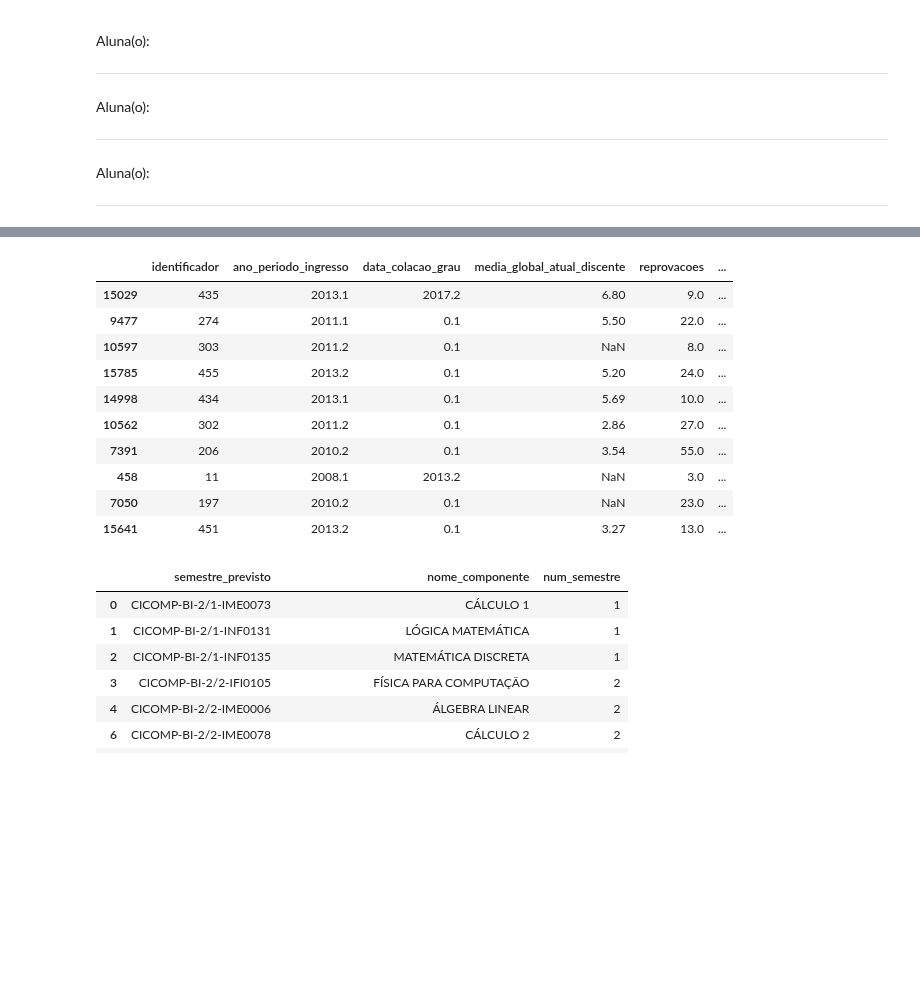
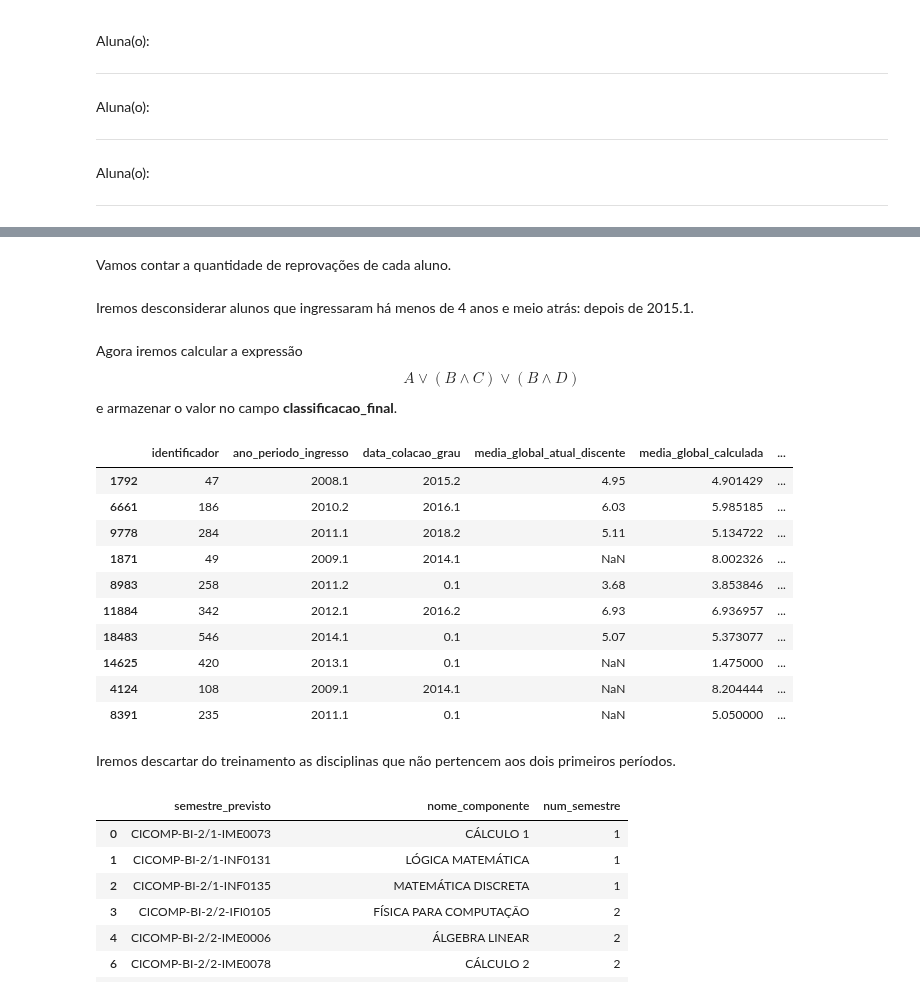
Before and after one commit to luanagbmartins/inteligencia-artificial, a Jupyter notebook: Decision Tree.ipynb, the cells around one changed output, grey strips where cells are left out. Saved outputs shown, nothing was run; the diff lists cells and outputs as text; code cells hidden in the pictures; blank space fills up the shorter version.

```diff
--- a/Decision Tree.ipynb
+++ b/Decision Tree.ipynb
@@ -61,0 +77,14 @@ df = pd.read_csv('baseDeDados.csv', sep=';')
+# %% [markdown]
+Vamos contar a quantidade de reprovações de cada aluno.
+# %%
+alunos['reprovacoes'] = 0
+
+cols = ['quantidade_reprovacoes_nc', \
+        'quantidade_reprovacoes_nl', \
+        'quantidade_reprovacoes_neobr', \
+        'quantidade_reprovacoes_neopt']
+
+for item in cols:
+     alunos['reprovacoes'] += df[item].fillna(0)
+# %% [markdown]
+Iremos desconsiderar alunos que ingressaram há menos de 4 anos e meio atrás: depois de 2015.1.
@@ -62,36 +93,12 @@ df = pd.read_csv('baseDeDados.csv', sep=';')
+# %% [markdown]
+Agora iremos calcular a expressão \begin{equation*} A \lor ( B \land C ) \lor ( B \land D ) \end{equation*} e armazenar o valor no campo **classificacao_final**.
 # %%
-# " Um aluno com bom desempenho é aquele que se forma em até 4 anos e meio"
-
-# Desconsiderar alunos que ingressaram há menos de 4 anos e meio atrás: depois de 2015.1
-
-alunos = df[['id', 'ano_periodo_ingresso', 'data_colacao_grau', 'media_global_atual_discente']].\
-rename(columns={'id': 'identificador'})
-
-alunos['reprovacoes'] = 0
-
-cols = ['quantidade_reprovacoes_nc', 'quantidade_reprovacoes_nl', 'quantidade_reprovacoes_neobr', 'quantidade_reprovacoes_neopt']
-
-media_global = df[['id', 'nota_discente_componente']].\
-rename(columns={'id': 'identificador'}).\
-dropna().\
-groupby(by=['identificador']).\
-mean().\
-rename(columns={'nota_discente_componente': 'media_global_calculada'})
-
-alunos = pd.merge(alunos, media_global, how='outer', on='identificador')
-
-alunos['media_global_considerada'] = alunos['media_global_atual_discente'].\
-combine(alunos['media_global_calculada'], lambda x,y: x if not math.isnan(x) else y )
-
-for item in cols:
-     alunos['reprovacoes'] += df[item].fillna(0)
-
 alunos['classificacao_1'] = 0
 alunos['classificacao_2'] = 0
 alunos['classificacao_3'] = 0
 alunos['classificacao_final'] = 0
 
-alunos = alunos[alunos['ano_periodo_ingresso'] < 2015.1 ]
+# Se forma em até quatro anos e meio
 
 alunos['data_colacao_grau'] = alunos['data_colacao_grau'].fillna('0-0-0')
 
@@ -103,42 +110,44 @@ alunos['diff'] = alunos['data_colacao_grau'] - alunos['ano_periodo_ingresso']
 alunos['classificacao_1'] = alunos['diff'].\
 apply(lambda x: 1 if ( x <= 4.5 and x > 0 ) else 0)
 
 alunos = alunos.drop_duplicates()
 
 # se forma
 
 alunos['formado'] = alunos['diff'].\
 apply(lambda x: 1 if x > 0 else 0)
 
 # "se forma E tem média igual ou superior a 7"
 
 alunos['classificacao_2'] = alunos['media_global_considerada'].\
 apply(lambda x: 1 if x >= 7 else 0 ).\
 combine(alunos['formado'], lambda x,y: 1 if x & y else 0 )
 
 # "se forma E tem número de reprovações igual inferior a 5."
 
 alunos['classificacao_3'] = alunos['reprovacoes'].\
 apply(lambda x: 1 if x <= 5 else 0 ).\
 combine(alunos['formado'], lambda x,y: 1 if x & y else 0 )
 
 # classificacao final
 
 alunos['classificacao_final'] = alunos['classificacao_1'].\
 combine(alunos['classificacao_2'], lambda x,y: 1 if x | y else 0 ).\
 combine(alunos['classificacao_3'], lambda x,y: 1 if x | y else 0 )
 
 alunos.sample(10)
 # %% [output]
-|  | identificador | ano_periodo_ingresso | data_colacao_grau | media_global_atual_discente | reprovacoes | ... |
-| 15029 | 435 | 2013.1 | 2017.2 | 6.80 | 9.0 | ... |
-| 9477 | 274 | 2011.1 | 0.1 | 5.50 | 22.0 | ... |
-| 10597 | 303 | 2011.2 | 0.1 | NaN | 8.0 | ... |
-| 15785 | 455 | 2013.2 | 0.1 | 5.20 | 24.0 | ... |
-| 14998 | 434 | 2013.1 | 0.1 | 5.69 | 10.0 | ... |
-| 10562 | 302 | 2011.2 | 0.1 | 2.86 | 27.0 | ... |
-| 7391 | 206 | 2010.2 | 0.1 | 3.54 | 55.0 | ... |
-| 458 | 11 | 2008.1 | 2013.2 | NaN | 3.0 | ... |
-| 7050 | 197 | 2010.2 | 0.1 | NaN | 23.0 | ... |
-| 15641 | 451 | 2013.2 | 0.1 | 3.27 | 13.0 | ... |
+|  | identificador | ano_periodo_ingresso | data_colacao_grau | media_global_atual_discente | media_global_calculada | ... |
+| 1792 | 47 | 2008.1 | 2015.2 | 4.95 | 4.901429 | ... |
+| 6661 | 186 | 2010.2 | 2016.1 | 6.03 | 5.985185 | ... |
+| 9778 | 284 | 2011.1 | 2018.2 | 5.11 | 5.134722 | ... |
+| 1871 | 49 | 2009.1 | 2014.1 | NaN | 8.002326 | ... |
+| 8983 | 258 | 2011.2 | 0.1 | 3.68 | 3.853846 | ... |
+| 11884 | 342 | 2012.1 | 2016.2 | 6.93 | 6.936957 | ... |
+| 18483 | 546 | 2014.1 | 0.1 | 5.07 | 5.373077 | ... |
+| 14625 | 420 | 2013.1 | 0.1 | NaN | 1.475000 | ... |
+| 4124 | 108 | 2009.1 | 2014.1 | NaN | 8.204444 | ... |
+| 8391 | 235 | 2011.1 | 0.1 | NaN | 5.050000 | ... |
+# %% [markdown]
+Iremos descartar do treinamento as disciplinas que não pertencem aos dois primeiros períodos.
 # %%
```
Also changed, not shown: parts of 23 cells of this notebook, 1 other file.
